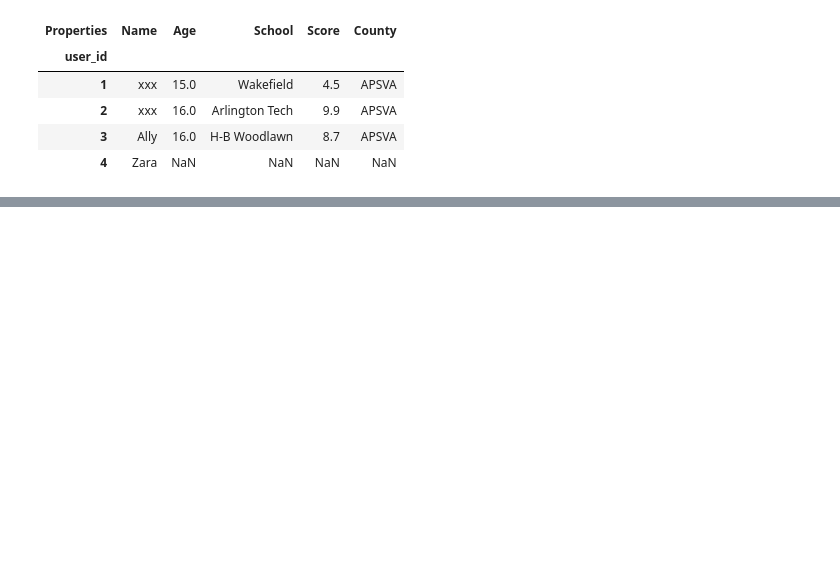
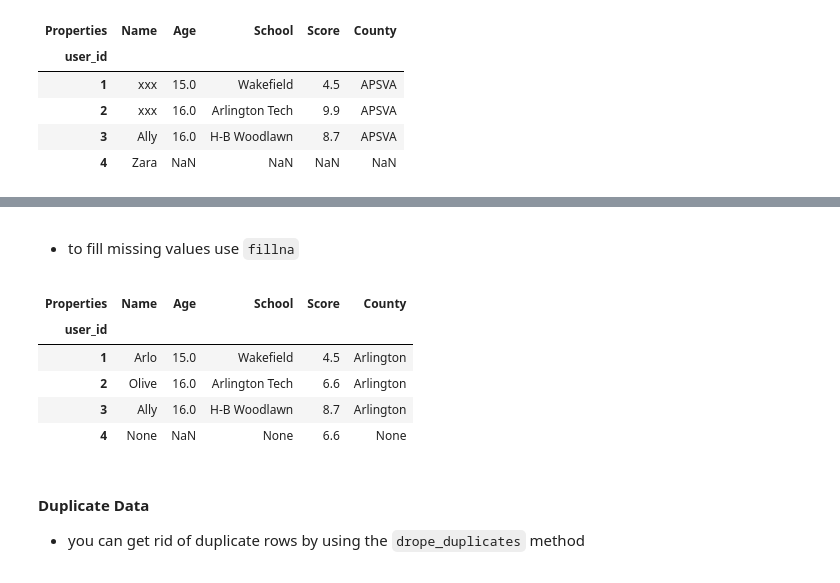
Before and after one commit to 1bMedina/ite140, a Jupyter notebook: notebooks/chapter5.ipynb, the cells around one changed output, grey strips where cells are left out. Drawn from its saved outputs; the diff is of its cells as text; code cells hidden in the pictures; blank space fills up the shorter version.

```diff
--- a/notebooks/chapter5.ipynb
+++ b/notebooks/chapter5.ipynb
@@ -416,0 +508,14 @@ df2.replace("Arlington", "APSVA")
+# %% [markdown]
+- <p style="font-family: monospace, monaco;">to fill missing values use <code>fillna</code></p>
+# %%
+df2.fillna({"Score": df2["Score"].mean()})
+# %% [output]
+| Properties | Name | Age | School | Score | County |
+| user_id |  |  |  |  |  |
+| 1 | Arlo | 15.0 | Wakefield | 4.5 | Arlington |
+| 2 | Olive | 16.0 | Arlington Tech | 6.6 | Arlington |
+| 3 | Ally | 16.0 | H-B Woodlawn | 8.7 | Arlington |
+| 4 | None | NaN | None | 6.6 | None |
+# %% [markdown]
+#### <p style="font-family: monospace, monaco;"><strong>Duplicate Data</strong></p>
+- <p style="font-family: monospace, monaco;">you can get rid of duplicate rows by using the <code>drope_duplicates</code> method</p>
```
Also changed, not shown: parts of 31 cells of this notebook, 3 other files.
